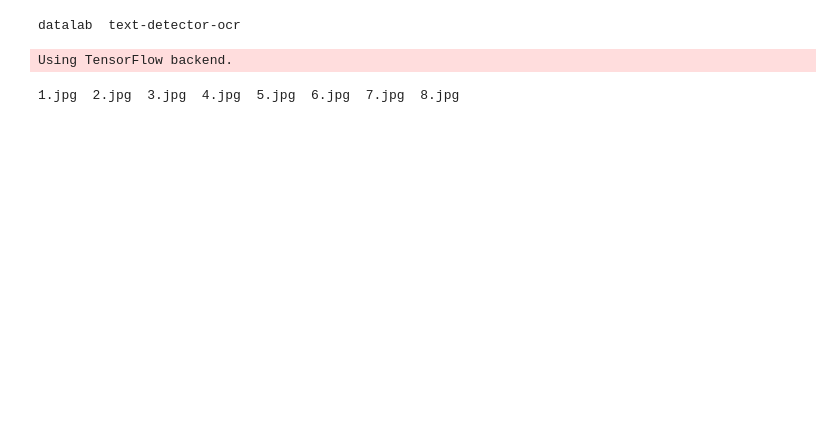
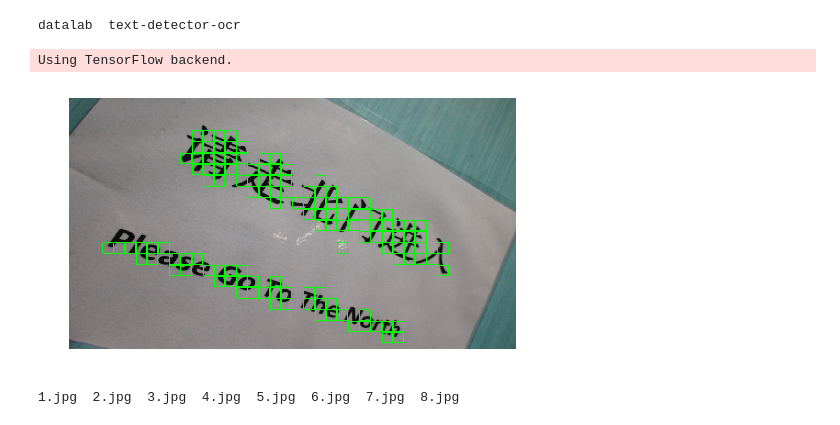
Before and after one commit to daniarnaizg/text-detector-ocr, a Jupyter notebook: Sliding window.ipynb, the cells around one changed output. Drawn from its saved outputs; the diff is of its cells as text; code cells hidden in the pictures; blank space fills up the shorter version.

```diff
--- a/Sliding window.ipynb
+++ b/Sliding window.ipynb
@@ -108,3 +87,7 @@ def slide_predict(file_name, size):
   plt.show()
 
   return points
+# %%
+p = slide_predict('text-detector-ocr/Resources/test_images/4.jpg', 30)
+# %% [output]
+[figure, added]
```
Also changed, not shown: parts of 16 cells of this notebook, 2 other files.
